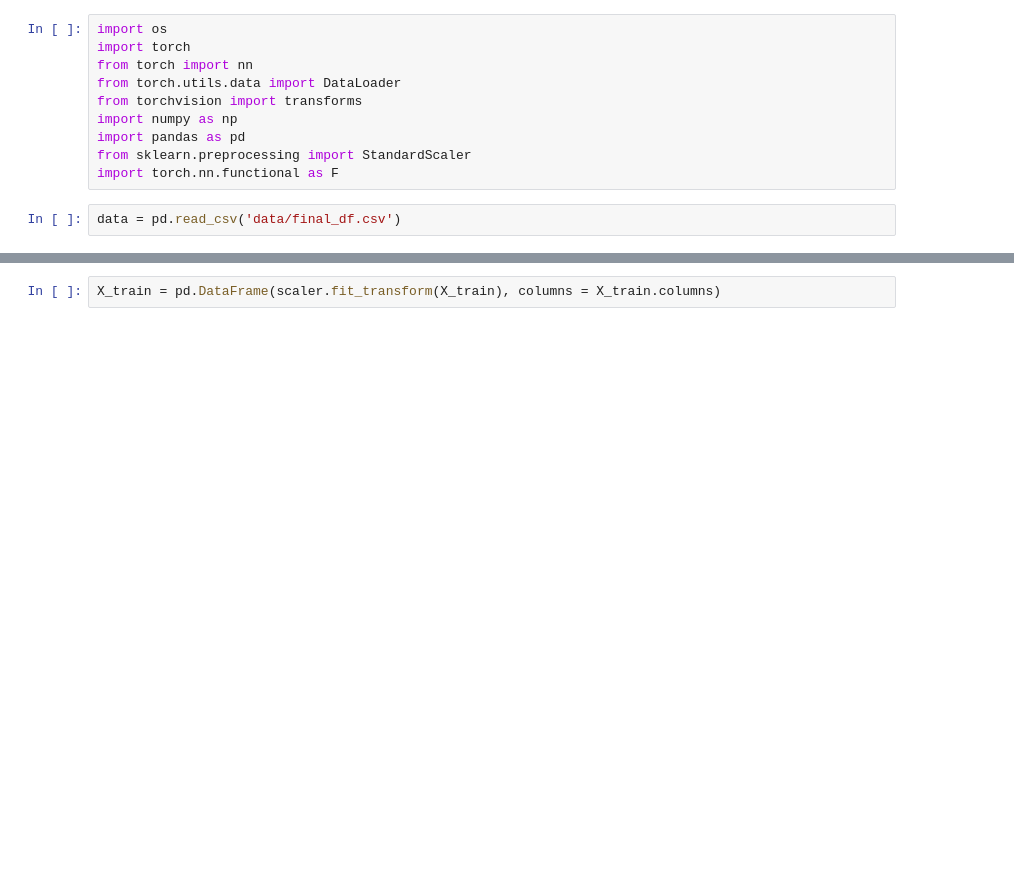
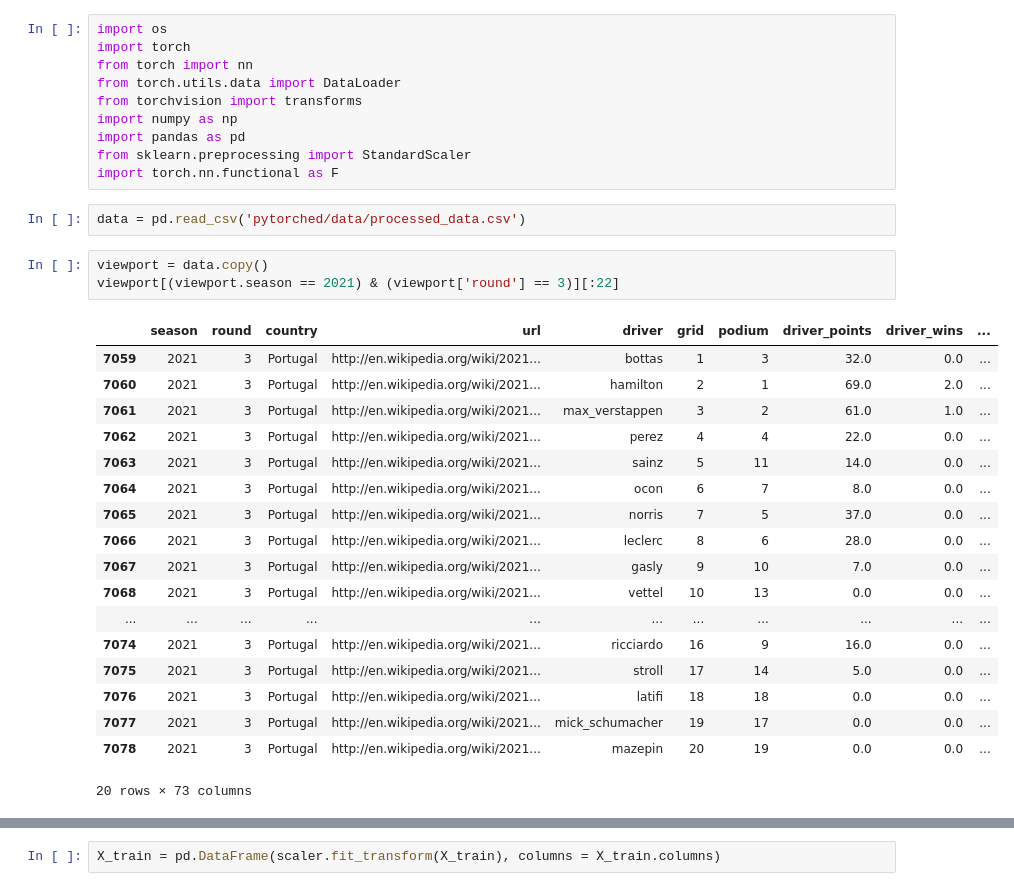
Before and after one commit to ruiichen/formulawon, a Jupyter notebook: pytorched/model.ipynb, the cells around one changed output, grey strips where cells are left out. Saved outputs shown, nothing was run; the diff lists cells and outputs as text; blank space fills up the shorter version.

```diff
--- a/pytorched/model.ipynb
+++ b/pytorched/model.ipynb
@@ -9,7 +9,29 @@ import pandas as pd
 from sklearn.preprocessing import StandardScaler
 import torch.nn.functional as F
 # %%
-data = pd.read_csv('data/final_df.csv')
+data = pd.read_csv('pytorched/data/processed_data.csv')
+# %%
+viewport = data.copy()
+viewport[(viewport.season == 2021) & (viewport['round'] == 3)][:22]
+# %% [output]
+|  | season | round | country | url | driver | grid | podium | driver_points | driver_wins | ... |
+| 7059 | 2021 | 3 | Portugal | http://en.wikipedia.org/wiki/2021... | bottas | 1 | 3 | 32.0 | 0.0 | ... |
+| 7060 | 2021 | 3 | Portugal | http://en.wikipedia.org/wiki/2021... | hamilton | 2 | 1 | 69.0 | 2.0 | ... |
+| 7061 | 2021 | 3 | Portugal | http://en.wikipedia.org/wiki/2021... | max_verstappen | 3 | 2 | 61.0 | 1.0 | ... |
+| 7062 | 2021 | 3 | Portugal | http://en.wikipedia.org/wiki/2021... | perez | 4 | 4 | 22.0 | 0.0 | ... |
+| 7063 | 2021 | 3 | Portugal | http://en.wikipedia.org/wiki/2021... | sainz | 5 | 11 | 14.0 | 0.0 | ... |
+| 7064 | 2021 | 3 | Portugal | http://en.wikipedia.org/wiki/2021... | ocon | 6 | 7 | 8.0 | 0.0 | ... |
+| 7065 | 2021 | 3 | Portugal | http://en.wikipedia.org/wiki/2021... | norris | 7 | 5 | 37.0 | 0.0 | ... |
+| 7066 | 2021 | 3 | Portugal | http://en.wikipedia.org/wiki/2021... | leclerc | 8 | 6 | 28.0 | 0.0 | ... |
+| 7067 | 2021 | 3 | Portugal | http://en.wikipedia.org/wiki/2021... | gasly | 9 | 10 | 7.0 | 0.0 | ... |
+| 7068 | 2021 | 3 | Portugal | http://en.wikipedia.org/wiki/2021... | vettel | 10 | 13 | 0.0 | 0.0 | ... |
+| ... | ... | ... | ... | ... | ... | ... | ... | ... | ... | ... |
+| 7074 | 2021 | 3 | Portugal | http://en.wikipedia.org/wiki/2021... | ricciardo | 16 | 9 | 16.0 | 0.0 | ... |
+| 7075 | 2021 | 3 | Portugal | http://en.wikipedia.org/wiki/2021... | stroll | 17 | 14 | 5.0 | 0.0 | ... |
+| 7076 | 2021 | 3 | Portugal | http://en.wikipedia.org/wiki/2021... | latifi | 18 | 18 | 0.0 | 0.0 | ... |
+| 7077 | 2021 | 3 | Portugal | http://en.wikipedia.org/wiki/2021... | mick_schumacher | 19 | 17 | 0.0 | 0.0 | ... |
+| 7078 | 2021 | 3 | Portugal | http://en.wikipedia.org/wiki/2021... | mazepin | 20 | 19 | 0.0 | 0.0 | ... |
+20 rows × 73 columns
 # %%
 df = data.copy()
 df.podium = df.podium.map(lambda x: 1 if x == 1 else 0)
```
Also changed, not shown: parts of 11 cells of this notebook.
